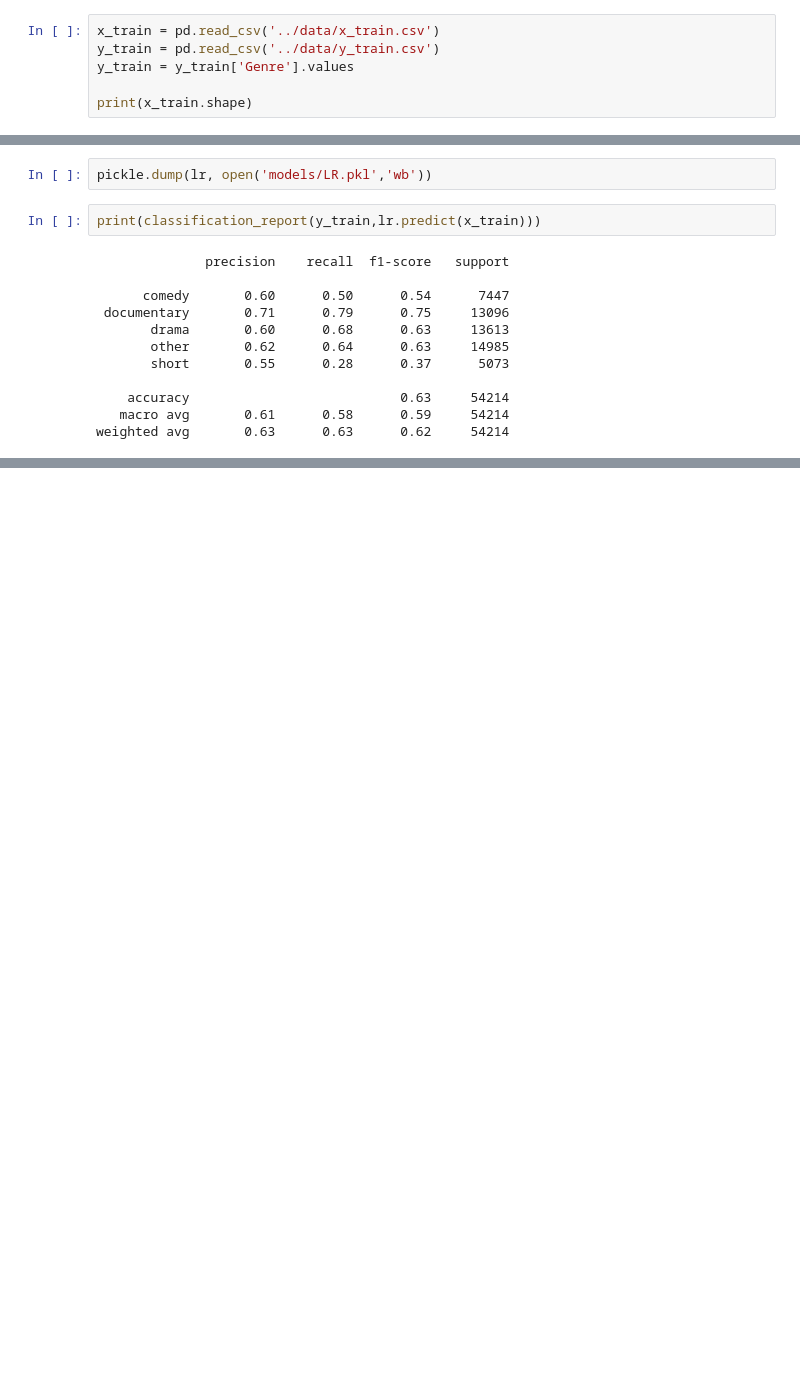
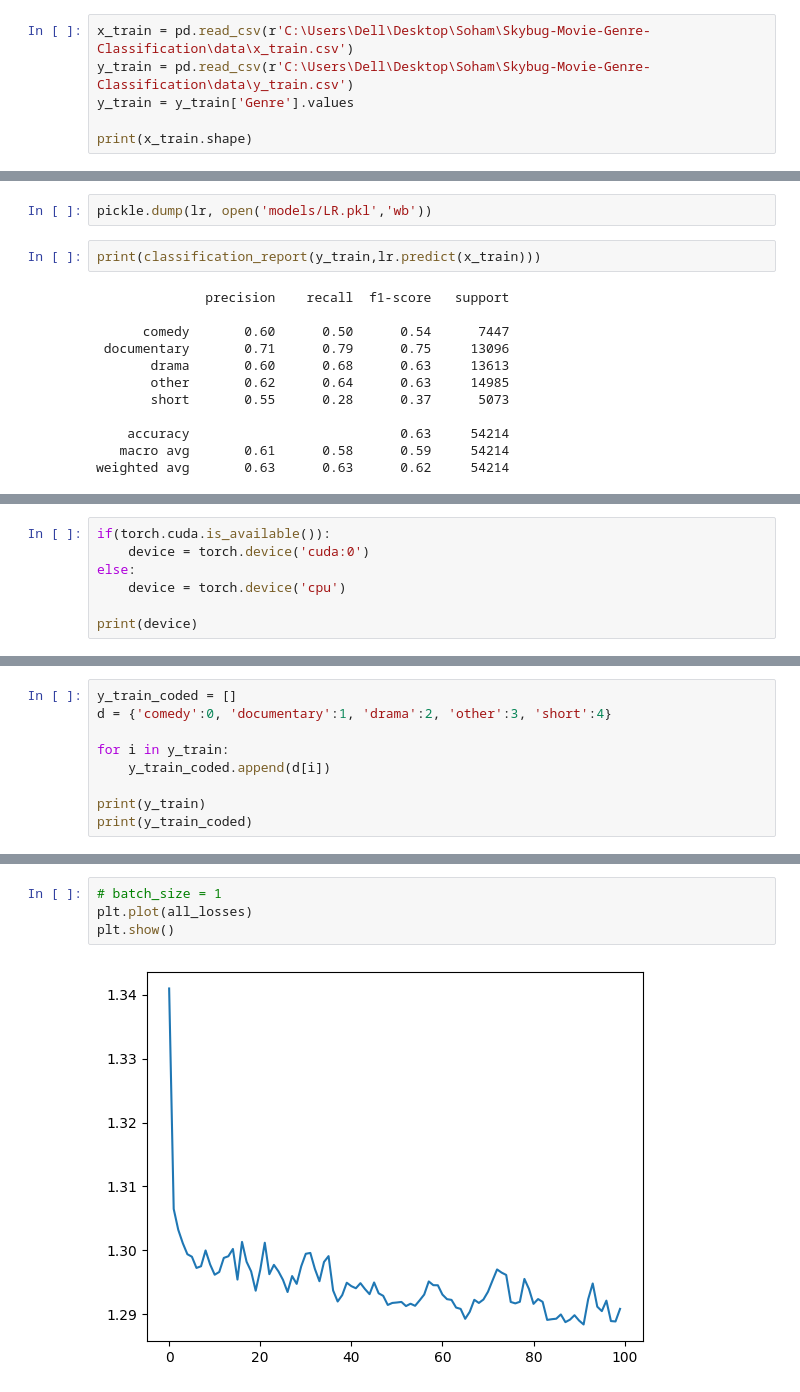
Before and after one commit to SohamD34/Skybug-Movie-Genre-Classification, a Jupyter notebook: training.ipynb, the cells around one changed output, grey strips where cells are left out. Drawn from its saved outputs; the diff is of its cells as text; blank space fills up the shorter version.

```diff
--- a/training.ipynb
+++ b/training.ipynb
@@ -15,8 +18,8 @@ import torch.nn as nn
 import warnings
 warnings.filterwarnings("ignore")
 # %%
-x_train = pd.read_csv('../data/x_train.csv')
-y_train = pd.read_csv('../data/y_train.csv')
+x_train = pd.read_csv(r'C:\Users\Dell\Desktop\Soham\Skybug-Movie-Genre-Classification\data\x_train.csv')
+y_train = pd.read_csv(r'C:\Users\Dell\Desktop\Soham\Skybug-Movie-Genre-Classification\data\y_train.csv')
 y_train = y_train['Genre'].values
 
 print(x_train.shape)
@@ -142,0 +146,7 @@ weighted avg       0.63      0.63      0.62     54214
+# %%
+if(torch.cuda.is_available()):
+    device = torch.device('cuda:0')
+else:
+    device = torch.device('cpu')
+
+print(device)
@@ -142,0 +155,9 @@ weighted avg       0.63      0.63      0.62     54214
+# %%
+y_train_coded = []
+d = {'comedy':0, 'documentary':1, 'drama':2, 'other':3, 'short':4}
+
+for i in y_train:
+    y_train_coded.append(d[i])
+
+print(y_train)
+print(y_train_coded)
@@ -142,0 +261,6 @@ weighted avg       0.63      0.63      0.62     54214
+# %%
+# batch_size = 1
+plt.plot(all_losses)
+plt.show()
+# %% [output]
+[figure, added]
```
Also changed, not shown: parts of 9 cells of this notebook, 2 other files.
